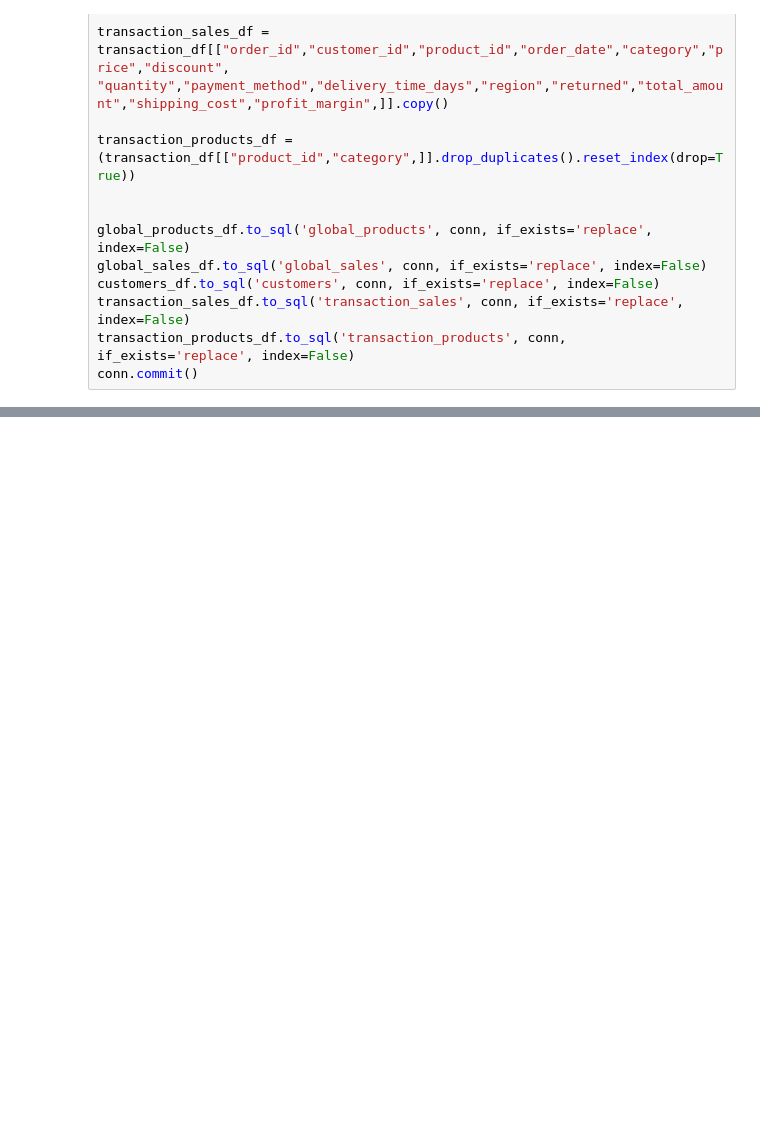
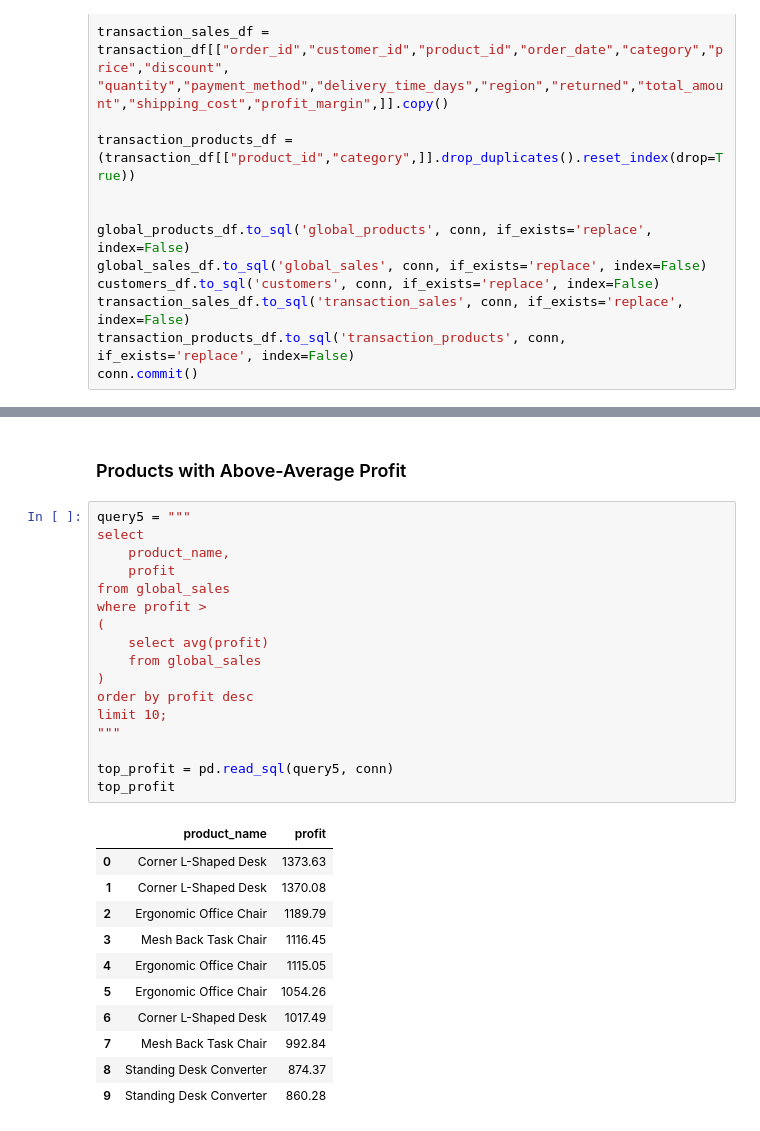
Before and after one commit to KiruthigaSidharthan/Global_Ecommerce_Sales_Analysis, a Jupyter notebook: Notebooks/Ecommerce_Sales_Transaction_Analysis.ipynb, the cells around one changed output, grey strips where cells are left out. Saved outputs shown, nothing was run; the diff lists cells and outputs as text; blank space fills up the shorter version.

```diff
--- a/Notebooks/Ecommerce_Sales_Transaction_Analysis.ipynb
+++ b/Notebooks/Ecommerce_Sales_Transaction_Analysis.ipynb
@@ -560,0 +658,31 @@ conn.commit()
+# %% [markdown]
+### Products with Above-Average Profit
+# %%
+query5 = """
+select
+    product_name,
+    profit
+from global_sales
+where profit >
+(
+    select avg(profit)
+    from global_sales
+)
+order by profit desc
+limit 10;
+"""
+
+top_profit = pd.read_sql(query5, conn)
+top_profit
+# %% [output]
+|  | product_name | profit |
+| 0 | Corner L-Shaped Desk | 1373.63 |
+| 1 | Corner L-Shaped Desk | 1370.08 |
+| 2 | Ergonomic Office Chair | 1189.79 |
+| 3 | Mesh Back Task Chair | 1116.45 |
+| 4 | Ergonomic Office Chair | 1115.05 |
+| 5 | Ergonomic Office Chair | 1054.26 |
+| 6 | Corner L-Shaped Desk | 1017.49 |
+| 7 | Mesh Back Task Chair | 992.84 |
+| 8 | Standing Desk Converter | 874.37 |
+| 9 | Standing Desk Converter | 860.28 |
```
Also changed, not shown: parts of 9 cells of this notebook.
